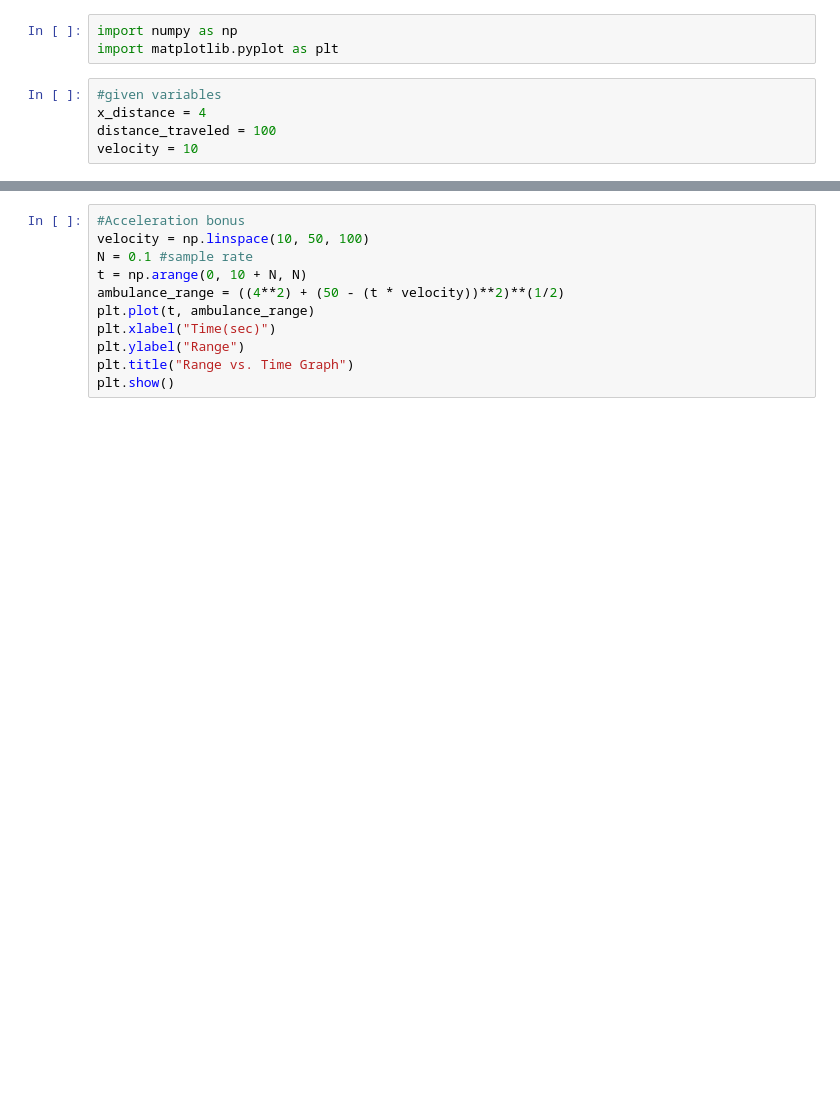
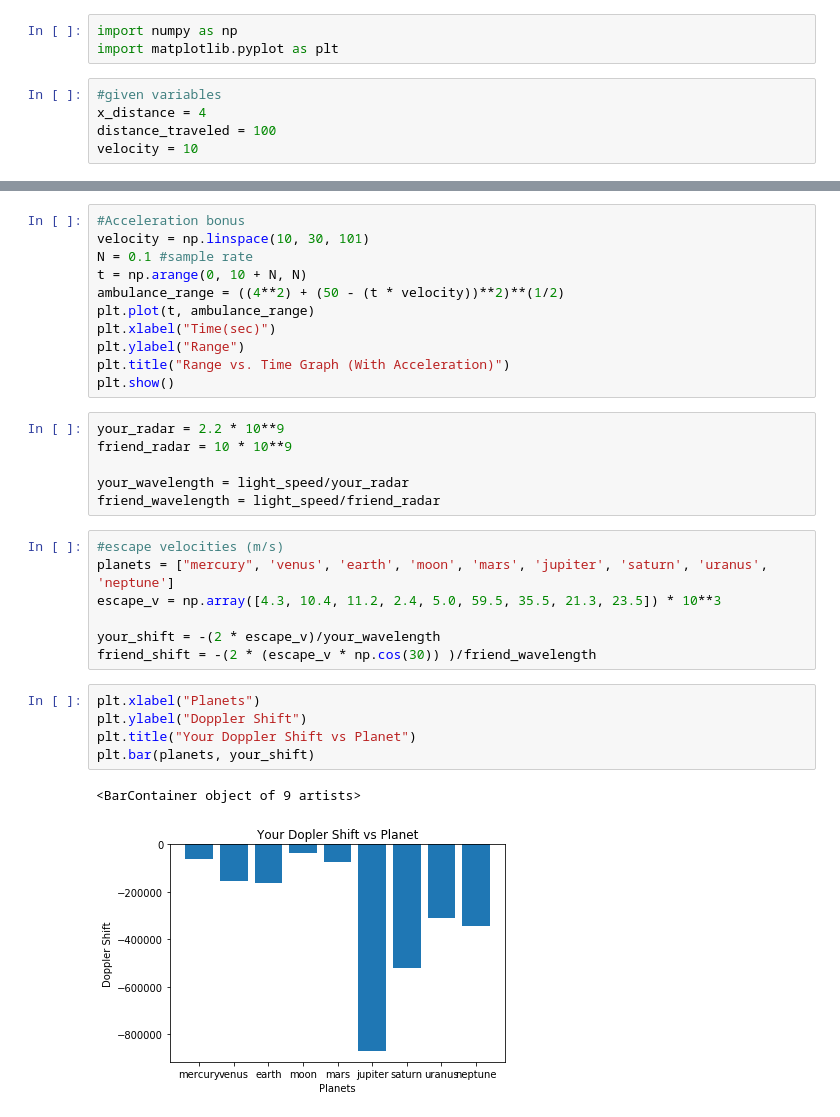
Before and after one commit to rashadphil/MIT-LLRISE, a Jupyter notebook: dopplerolympics.ipynb, the cells around one changed output, grey strips where cells are left out. Saved outputs shown, nothing was run; the diff lists cells and outputs as text; blank space fills up the shorter version.

Commit message:
escape velocities

```diff
--- a/dopplerolympics.ipynb
+++ b/dopplerolympics.ipynb
@@ -37,11 +33,32 @@ plt.show()
 # %%
 #Acceleration bonus
-velocity = np.linspace(10, 50, 100)
+velocity = np.linspace(10, 30, 101)
 N = 0.1 #sample rate
 t = np.arange(0, 10 + N, N)
 ambulance_range = ((4**2) + (50 - (t * velocity))**2)**(1/2)
 plt.plot(t, ambulance_range)
 plt.xlabel("Time(sec)")
 plt.ylabel("Range")
-plt.title("Range vs. Time Graph")
+plt.title("Range vs. Time Graph (With Acceleration)")
 plt.show()
+# %%
+your_radar = 2.2 * 10**9
+friend_radar = 10 * 10**9
+
+your_wavelength = light_speed/your_radar
+friend_wavelength = light_speed/friend_radar
+# %%
+#escape velocities (m/s)
+planets = ["mercury", 'venus', 'earth', 'moon', 'mars', 'jupiter', 'saturn', 'uranus', 'neptune']
+escape_v = np.array([4.3, 10.4, 11.2, 2.4, 5.0, 59.5, 35.5, 21.3, 23.5]) * 10**3
+
+your_shift = -(2 * escape_v)/your_wavelength
+friend_shift = -(2 * (escape_v * np.cos(30)) )/friend_wavelength
+# %%
+plt.xlabel("Planets")
+plt.ylabel("Doppler Shift")
+plt.title("Your Doppler Shift vs Planet")
+plt.bar(planets, your_shift)
+# %% [output]
+<BarContainer object of 9 artists>
+[figure, added]
```
Also changed, not shown: parts of 3 cells of this notebook.
